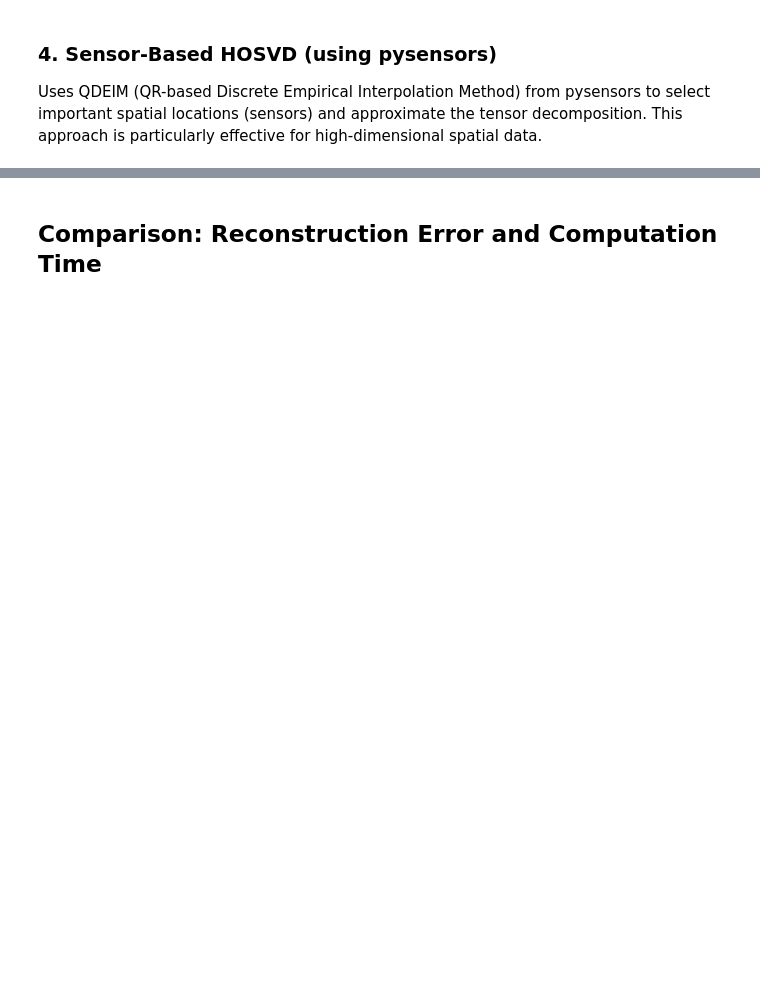
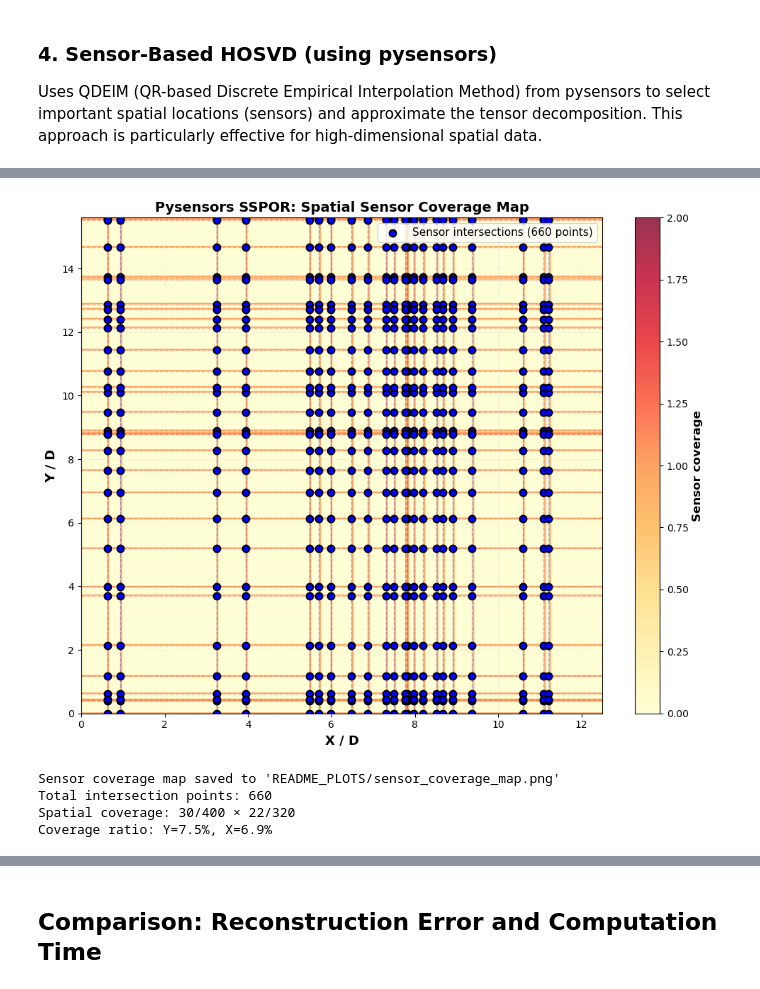
Before and after one commit to Isi2000/LOW-COST-HOSVD, a Jupyter notebook: low_cost.ipynb, the cells around one changed output, grey strips where cells are left out. Drawn from its saved outputs; the diff is of its cells as text; code cells hidden in the pictures; blank space fills up the shorter version.

```diff
--- a/low_cost.ipynb
+++ b/low_cost.ipynb
@@ -461,0 +417,56 @@ Number of sensors selected per mode: [('mode_0', 30), ('mode_1', 22)]
+# %%
+fig, ax = plt.subplots(1, 1, figsize=(10, 8))
+
+sensor_coverage = np.zeros((Ny_sub, Nx_sub))
+
+for y_idx in sensor_y_indices:
+    sensor_coverage[y_idx, :] += 1
+
+for x_idx in sensor_x_indices:
+    sensor_coverage[:, x_idx] += 1
+
+im = ax.imshow(sensor_coverage, cmap='YlOrRd', origin='lower',
+               extent=[0, Lx, 0, Ly], aspect='auto', alpha=0.8)
+
+y_coords = []
+x_coords = []
+for y_idx in sensor_y_indices:
+    for x_idx in sensor_x_indices:
+        y_coords.append(y_idx * Ly / Ny_sub)
+        x_coords.append(x_idx * Lx / Nx_sub)
+
+ax.scatter(x_coords, y_coords, c='blue', s=50, marker='o',
+           edgecolors='black', linewidths=1.5,
+           label=f'Sensor intersections ({len(x_coords)} points)', zorder=5)
+
+for y_idx in sensor_y_indices:
+    y_pos = y_idx * Ly / Ny_sub
+    ax.axhline(y=y_pos, color='red', alpha=0.3, linewidth=1, linestyle='--')
+
+for x_idx in sensor_x_indices:
+    x_pos = x_idx * Lx / Nx_sub
+    ax.axvline(x=x_pos, color='blue', alpha=0.3, linewidth=1, linestyle='--')
+
+ax.set_xlabel('X / D', fontsize=13, fontweight='bold')
+ax.set_ylabel('Y / D', fontsize=13, fontweight='bold')
+ax.set_title('Pysensors SSPOR: Spatial Sensor Coverage Map', fontsize=14, fontweight='bold')
+ax.legend(fontsize=11, loc='upper right')
+ax.grid(True, alpha=0.2, linestyle='-', linewidth=0.5)
+
+cbar = plt.colorbar(im, ax=ax, label='Sensor coverage (modes)')
+cbar.set_label('Sensor coverage', fontsize=12, fontweight='bold')
+
+plt.tight_layout()
+plt.savefig('README_PLOTS/sensor_coverage_map.png', dpi=300, bbox_inches='tight')
+plt.show()
+
+print(f"\nSensor coverage map saved to 'README_PLOTS/sensor_coverage_map.png'")
+print(f"Total intersection points: {len(x_coords)}")
+print(f"Spatial coverage: {len(sensor_y_indices)}/{Ny_sub} × {len(sensor_x_indices)}/{Nx_sub}")
+print(f"Coverage ratio: Y={100*len(sensor_y_indices)/Ny_sub:.1f}%, X={100*len(sensor_x_indices)/Nx_sub:.1f}%")
+# %% [output]
+[figure, added]
+Sensor coverage map saved to 'README_PLOTS/sensor_coverage_map.png'
+Total intersection points: 660
+Spatial coverage: 30/400 × 22/320
+Coverage ratio: Y=7.5%, X=6.9%
```
Also changed, not shown: parts of 14 cells of this notebook, 12 other files.
